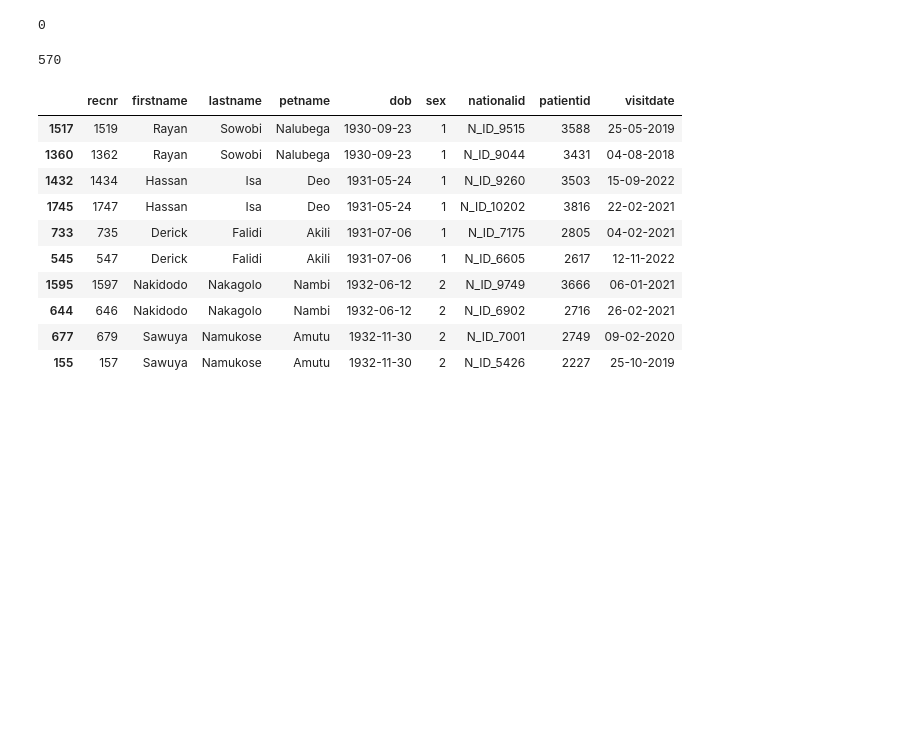
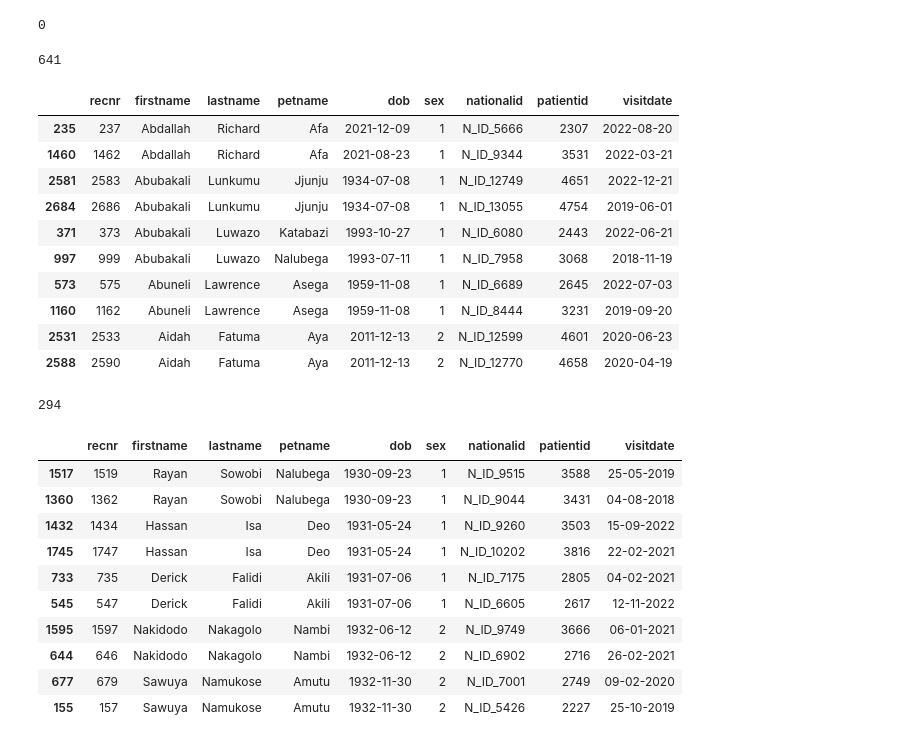
Before and after one commit to Guylord/Record-Linkage-tool-APHRC-DSE-Inspire-Hackathon-2024-, a Jupyter notebook: APHRC_DSE_Insprire_Hackathon_2024.ipynb, the cells around one changed output. Drawn from its saved outputs; the diff is of its cells as text; code cells hidden in the pictures; blank space fills up the shorter version.

```diff
--- a/APHRC_DSE_Insprire_Hackathon_2024.ipynb
+++ b/APHRC_DSE_Insprire_Hackathon_2024.ipynb
@@ -50,7 +50,8 @@ facility_df.head()
 for column in facility_df.select_dtypes('object').columns:
   facility_df[column] = facility_df[column].str.strip()
 # %%
-facility_df['dob'] = pd.to_datetime(facility_df['dob'])
+facility_df['dob'] = pd.to_datetime(facility_df['dob'], format = '%d-%m-%Y')
+facility_df['visitdate'] = pd.to_datetime(facility_df['visitdate'], format = '%d-%m-%Y')
 # %%
 facility_df.isna().sum()
 # %% [output]
@@ -68,10 +69,28 @@ dtype: int64
 facility_df.duplicated().sum()
 # %% [output]
 0
+# %%
+facility_df.duplicated(subset=['firstname', 'lastname']).sum()
+# %% [output]
+641
+# %%
+facility_df[facility_df.duplicated(subset=['firstname', 'lastname'], keep=False)].sort_values(['firstname', 'lastname']).head(10)
+# %% [output]
+|  | recnr | firstname | lastname | petname | dob | sex | nationalid | patientid | visitdate |
+| 235 | 237 | Abdallah | Richard | Afa | 2021-12-09 | 1 | N_ID_5666 | 2307 | 2022-08-20 |
+| 1460 | 1462 | Abdallah | Richard | Afa | 2021-08-23 | 1 | N_ID_9344 | 3531 | 2022-03-21 |
+| 2581 | 2583 | Abubakali | Lunkumu | Jjunju | 1934-07-08 | 1 | N_ID_12749 | 4651 | 2022-12-21 |
+| 2684 | 2686 | Abubakali | Lunkumu | Jjunju | 1934-07-08 | 1 | N_ID_13055 | 4754 | 2019-06-01 |
+| 371 | 373 | Abubakali | Luwazo | Katabazi | 1993-10-27 | 1 | N_ID_6080 | 2443 | 2022-06-21 |
+| 997 | 999 | Abubakali | Luwazo | Nalubega | 1993-07-11 | 1 | N_ID_7958 | 3068 | 2018-11-19 |
+| 573 | 575 | Abuneli | Lawrence | Asega | 1959-11-08 | 1 | N_ID_6689 | 2645 | 2022-07-03 |
+| 1160 | 1162 | Abuneli | Lawrence | Asega | 1959-11-08 | 1 | N_ID_8444 | 3231 | 2019-09-20 |
+| 2531 | 2533 | Aidah | Fatuma | Aya | 2011-12-13 | 2 | N_ID_12599 | 4601 | 2020-06-23 |
+| 2588 | 2590 | Aidah | Fatuma | Aya | 2011-12-13 | 2 | N_ID_12770 | 4658 | 2020-04-19 |
 # %%
-facility_df.duplicated(subset=['firstname', 'lastname', 'dob'], keep=False).sum()
+facility_df.duplicated(subset=['firstname', 'lastname', 'dob']).sum()
 # %% [output]
-570
+294
 # %%
 facility_df[facility_df.duplicated(subset=['firstname', 'lastname', 'dob'], keep=False)].sort_values('dob').head(10)
 # %% [output]
```
Also changed, not shown: parts of 9 cells of this notebook.
